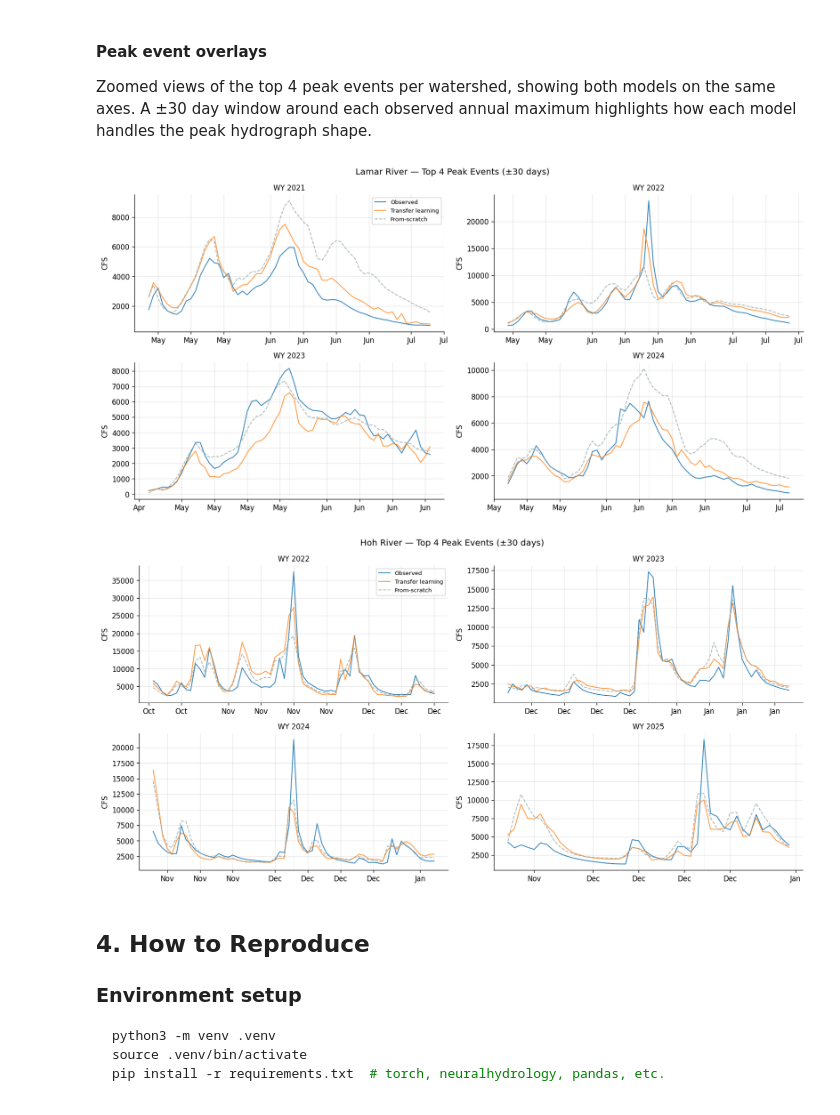
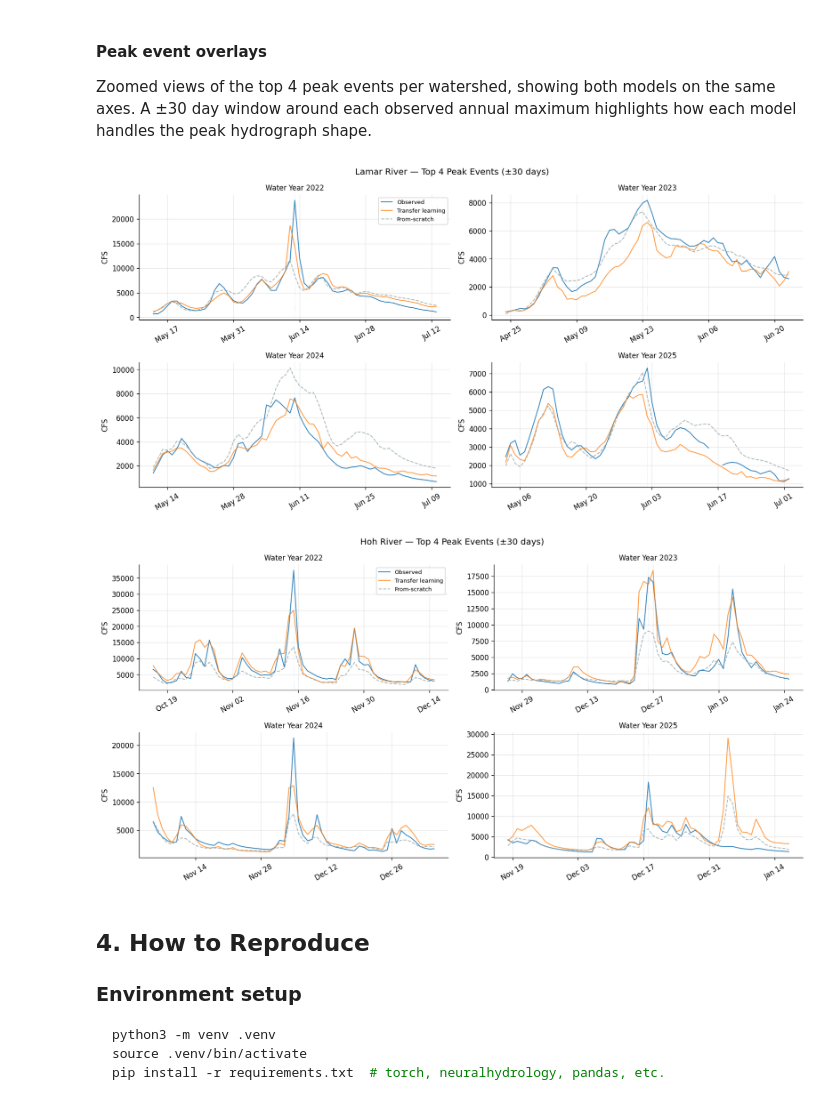
Before and after one commit to shuysman/streamflow-nn, a Jupyter notebook: transfer_learning/model_report.ipynb, the cells around one changed output. Drawn from its saved outputs; the diff is of its cells as text; code cells hidden in the pictures.

```diff
--- a/transfer_learning/model_report.ipynb
+++ b/transfer_learning/model_report.ipynb
@@ -63,11 +61,11 @@ def load_results(run_dir, basin, epoch=30):
 
 # Lamar fine-tuned
 lamar_ft_dates, lamar_ft_obs, lamar_ft_sim, lamar_ft_metrics = load_results(
-    'lamar_finetune_3var_2403_174817', 'lamar_lumped')
+    'lamar_finetune_3var_2703_151549', 'lamar_lumped')
 
 # Hoh fine-tuned
 hoh_ft_dates, hoh_ft_obs, hoh_ft_sim, hoh_ft_metrics = load_results(
-    'hoh_finetune_3var_2403_175050', 'hoh_lumped')
+    'hoh_finetune_3var_2703_153640', 'hoh_lumped')
 
 # Scratch baselines (both from combined two-basin run)
 lamar_sc_dates, lamar_sc_obs, lamar_sc_sim, lamar_sc_metrics = load_results(
@@ -534,10 +592,14 @@ High-flow and event-based peak metrics (≥ 90th percentile)
 Observed vs simulated water-year maxima. Points below the 1:1 line indicate peak underestimation.
 # %%
 def annual_peaks(dates, obs, sim):
-    """Return water-year annual maxima for obs and sim."""
+    """Return water-year annual maxima for obs and sim, excluding incomplete final WY."""
     df = pd.DataFrame({'obs': obs, 'sim': sim}, index=dates).dropna()
     # Water year: Oct start, label by the year containing Jan
     df['wy'] = df.index.year + (df.index.month >= 10).astype(int)
+    # Exclude incomplete final water year (WY 2026 = Oct–Dec 2025 only)
+    last_wy = df['wy'].max()
+    if len(df[df['wy'] == last_wy]) < 300:
+        df = df[df['wy'] != last_wy]
     peaks = df.groupby('wy').max()
     return peaks['obs'].values, peaks['sim'].values, peaks.index.values
 
@@ -583,6 +645,10 @@ def find_peak_windows(dates, obs, n_peaks=4, window_days=30):
     """Find dates of top n annual peaks and return ±window slices."""
     df = pd.DataFrame({'obs': obs}, index=dates).dropna()
     df['wy'] = df.index.year + (df.index.month >= 10).astype(int)
+    # Exclude incomplete final water year
+    last_wy = df['wy'].max()
+    if len(df[df['wy'] == last_wy]) < 300:
+        df = df[df['wy'] != last_wy]
     # Get date of max flow in each water year
     peak_dates = df.groupby('wy')['obs'].idxmax()
     # Get peak magnitudes, sort descending, take top n
@@ -605,37 +671,40 @@ for basin_name, ft_dates, ft_obs, ft_sim, sc_dates, sc_obs, sc_sim in [
 ]:
     windows = find_peak_windows(ft_dates, ft_obs, n_peaks=4, window_days=30)
 
     fig, axes = plt.subplots(2, 2, figsize=(14, 7))
     axes = axes.flatten()
 
     ft_df = pd.DataFrame({'obs': ft_obs, 'ft_sim': ft_sim}, index=ft_dates)
     sc_df = pd.DataFrame({'sc_sim': sc_sim}, index=sc_dates)
 
     for i, (start, end, peak_date) in enumerate(windows):
         ax = axes[i]
         ft_win = ft_df.loc[start:end]
         sc_win = sc_df.loc[start:end]
 
         ax.plot(ft_win.index, ft_win['obs'], color='#1f77b4', linewidth=1.2,
                 label='Observed', alpha=0.9)
         ax.plot(ft_win.index, ft_win['ft_sim'], color='#ff7f0e', linewidth=1.2,
                 label='Transfer learning', alpha=0.8)
         ax.plot(sc_win.index, sc_win['sc_sim'], color='#95a5a6', linewidth=1.2,
                 label='From-scratch', linestyle='--', alpha=0.8)
 
         ax.axvline(peak_date, color='#1f77b4', linewidth=0.5, alpha=0.3, linestyle=':')
-        ax.set_title(f'WY {peak_date.year + (peak_date.month >= 10)}', fontsize=10)
+        wy = peak_date.year + (peak_date.month >= 10)
+        ax.set_title(f'Water Year {wy}', fontsize=10)
         ax.set_ylabel('CFS')
-        ax.xaxis.set_major_formatter(mdates.DateFormatter('%b'))
+        ax.xaxis.set_major_locator(mdates.WeekdayLocator(interval=2))
+        ax.xaxis.set_major_formatter(mdates.DateFormatter('%b %d'))
+        ax.tick_params(axis='x', rotation=30)
         if i == 0:
             ax.legend(fontsize=8)
 
     plt.suptitle(f'{basin_name} — Top 4 Peak Events (±30 days)', fontsize=12)
     plt.tight_layout()
     plt.show()
 # %% [output]
-[figure, old version]
+[figure, new version]
-[figure, old version]
+[figure, new version]
 # %% [markdown]
 ## 4. How to Reproduce
 
```
Also changed, not shown: parts of 22 cells of this notebook.
